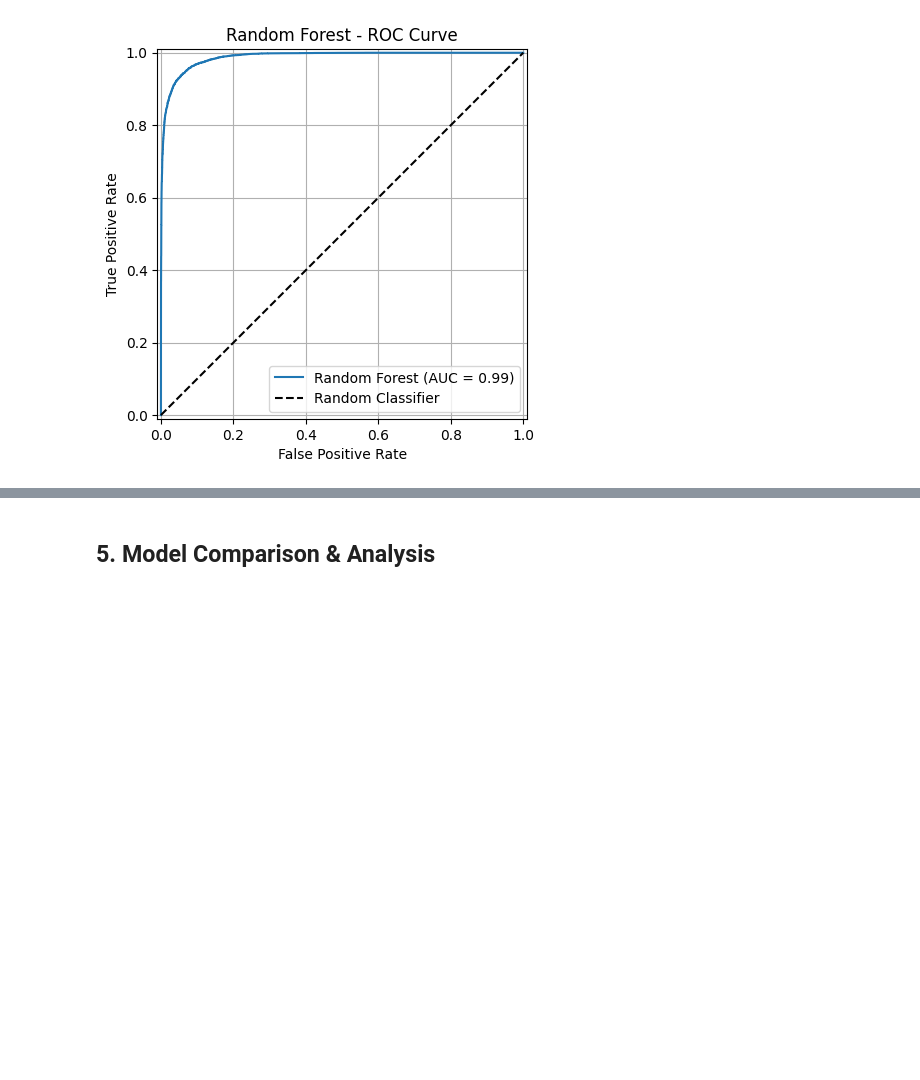
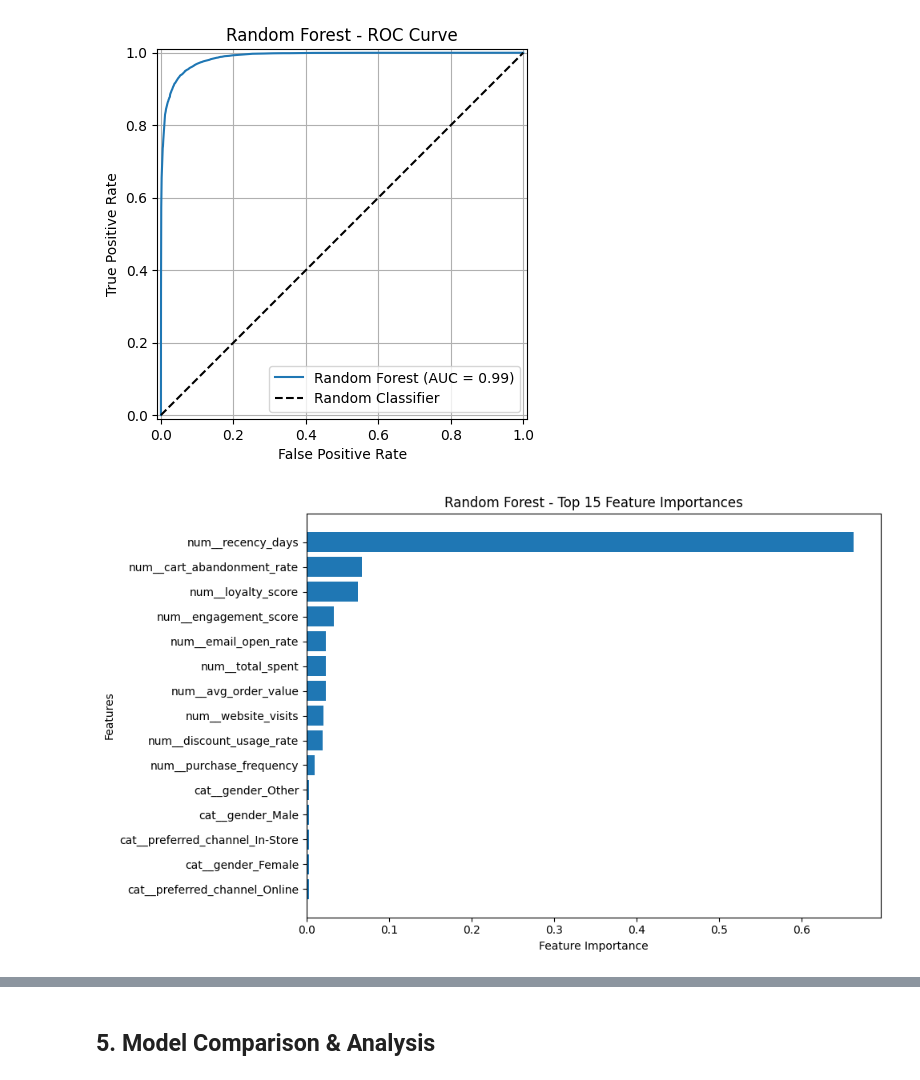
Before and after one commit to jooryA/SWE485-Project-Group6, a Jupyter notebook: Phase1_Supervised_Learning.ipynb, the cells around one changed output, grey strips where cells are left out. Saved outputs shown, nothing was run; the diff lists cells and outputs as text; code cells hidden in the pictures; blank space fills up the shorter version.

```diff
--- a/Phase1_Supervised_Learning.ipynb
+++ b/Phase1_Supervised_Learning.ipynb
@@ -488,5 +556,46 @@ plt.grid(True)
 plt.show()
 # %% [output]
 [figure]
+# %%
+# Model 2 - Random Forest
+
+import pandas as pd
+import matplotlib.pyplot as plt
+
+# best tuned Random Forest model
+rf_tuned_model = rf_grid_search.best_estimator_
+
+# feature names after preprocessing
+rf_feature_names = rf_tuned_model.named_steps[
+    "preprocessing"
+].get_feature_names_out()
+
+# feature importance scores
+rf_importances = rf_tuned_model.named_steps[
+    "model"
+].feature_importances_
+
+# Create DataFrame
+rf_importance_df = pd.DataFrame({
+    "Feature": rf_feature_names,
+    "Importance": rf_importances
+})
+
+# Select the top 15 most important features
+rf_top_15 = rf_importance_df.nlargest(
+    15, "Importance"
+).sort_values("Importance")
+
+# Plot Feature Importance
+plt.figure(figsize=(10, 6))
+plt.barh(rf_top_15["Feature"], rf_top_15["Importance"])
+
+plt.xlabel("Feature Importance")
+plt.ylabel("Features")
+plt.title("Random Forest - Top 15 Feature Importances")
+plt.tight_layout()
+plt.show()
+# %% [output]
+[figure, added]
 # %% [markdown]
 ### Misclassification Analysis
```
Also changed, not shown: parts of 17 cells of this notebook.
